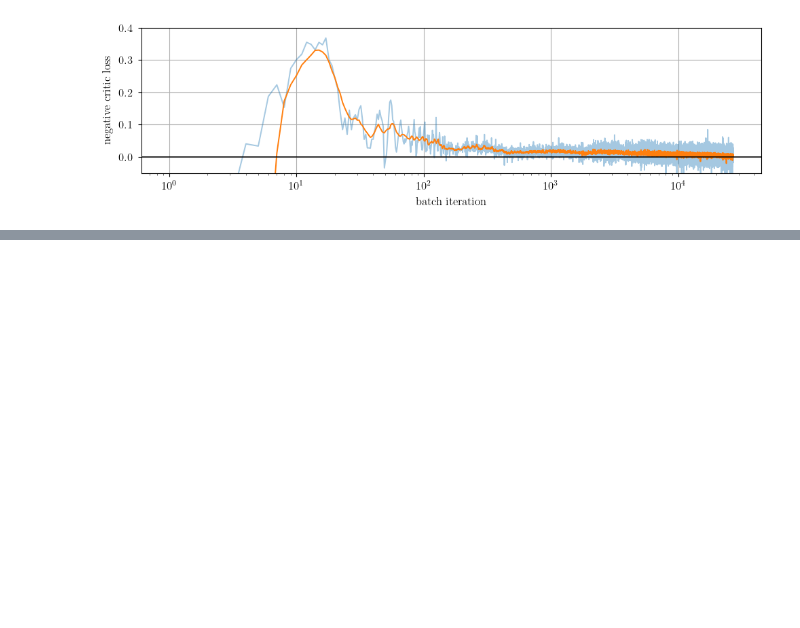
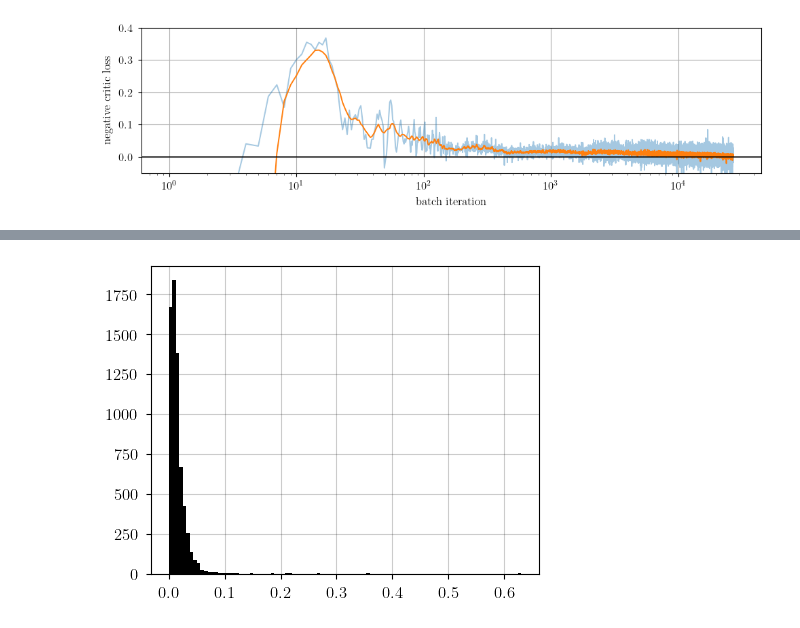
Before and after one commit to antonionicampos/nn-flash, a Jupyter notebook: notebooks/generate_data.ipynb, the cells around one changed output, grey strips where cells are left out. Cells and saved outputs as stored; diff of their text form; code cells hidden in the pictures; blank space fills up the shorter version.

```diff
--- a/notebooks/generate_data.ipynb
+++ b/notebooks/generate_data.ipynb
@@ -251,0 +283,9 @@ DKL(truth|wgan) = 5.011299613288121
+# %%
+residual = data - umap_.inverse_transform(umap_reduced)
+
+f, ax = plt.subplots(figsize=(5, 4))
+ax.hist(np.abs(residual.flatten()), bins=100)
+ax.grid(alpha=0.2)
+plt.show()
+# %% [output]
+[figure, added]
```
Also changed, not shown: parts of 3 cells of this notebook.
